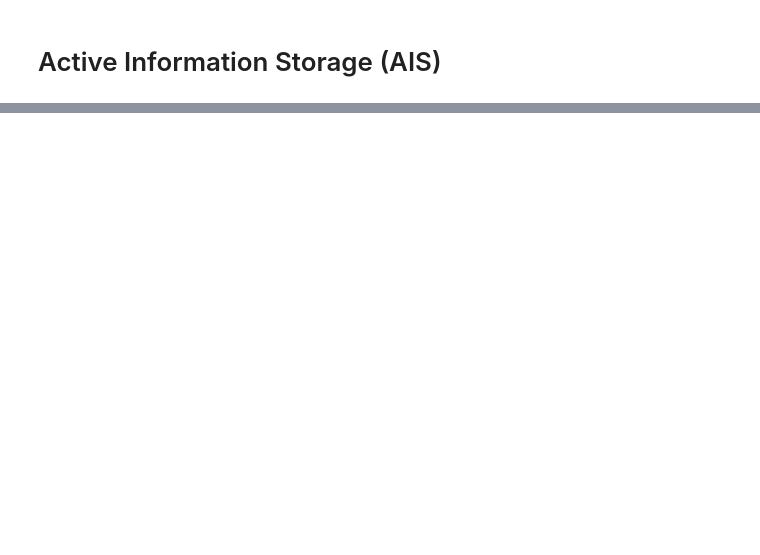
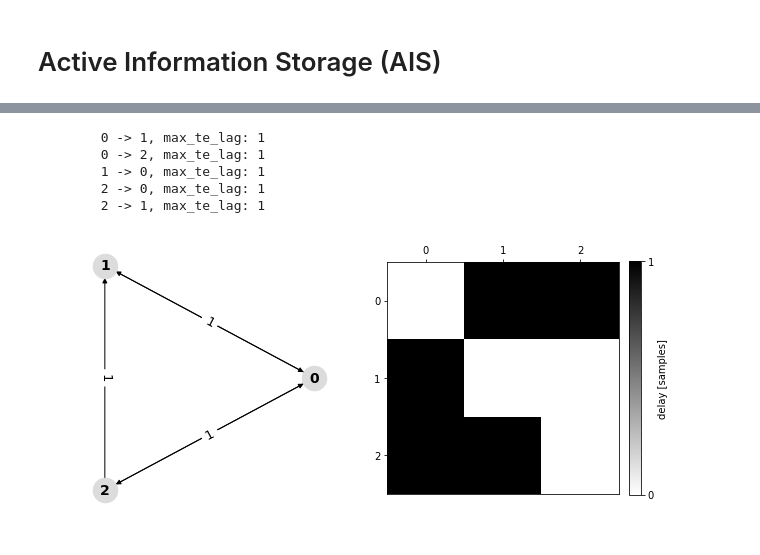
Before and after one commit to cjotade/dynamicinfo-eeg, a Jupyter notebook: src/Visualizacion_Datos.ipynb, the cells around one changed output, grey strips where cells are left out. Cells and saved outputs as stored; diff of their text form; code cells hidden in the pictures; blank space fills up the shorter version.

```diff
--- a/src/Visualizacion_Datos.ipynb
+++ b/src/Visualizacion_Datos.ipynb
@@ -221,0 +324,23 @@ Text(0.5, 1.0, 'Channel F8')
+# %%
+settings = {
+    'cmi_estimator': 'JidtGaussianCMI',
+    'max_lag_sources': 3,
+    'min_lag_sources': 1,
+    'n_perm_max_stat': 11,
+    'n_perm_min_stat': 11,
+    'alpha_max_stat': 0.1,
+    'n_perm_omnibus': 11,
+    'alpha_omnibus': 0.1,
+    'n_perm_max_seq': 11,
+    'alpha_max_seq': 0.1,
+    'alpha_min_stat': 0.1,
+    'verbose': False
+}
+
+raw_edf = dataH
+
+channels =  [16, 17, 18]
+
+# Calculating TE
+net_analysis, data_filtered = analyse_network_by_metric(raw_edf, channels, "TE", time=5, filter_band='alpha', **settings)
+n, tt = data_filtered["n"], data_filtered["tt"]
@@ -221,0 +365,13 @@ Text(0.5, 1.0, 'Channel F8')
+# %%
+# Plotting
+net_analysis.print_edge_list(weights='max_te_lag', fdr=False)
+plot_network(results=net_analysis, weights='max_te_lag', fdr=False)
+
+plt.show()
+# %% [output]
+        0 -> 1, max_te_lag: 1
+        0 -> 2, max_te_lag: 1
+        1 -> 0, max_te_lag: 1
+        2 -> 0, max_te_lag: 1
+        2 -> 1, max_te_lag: 1
+[figure, added]
```
Also changed, not shown: parts of 16 cells of this notebook.
